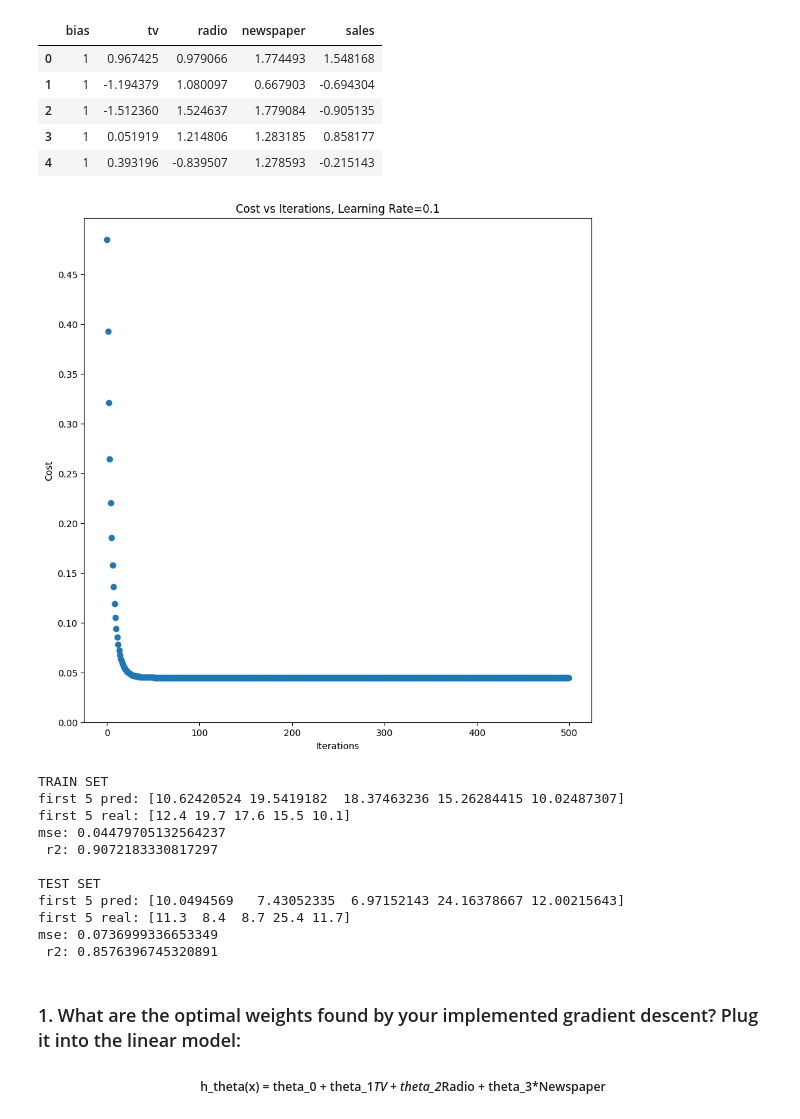
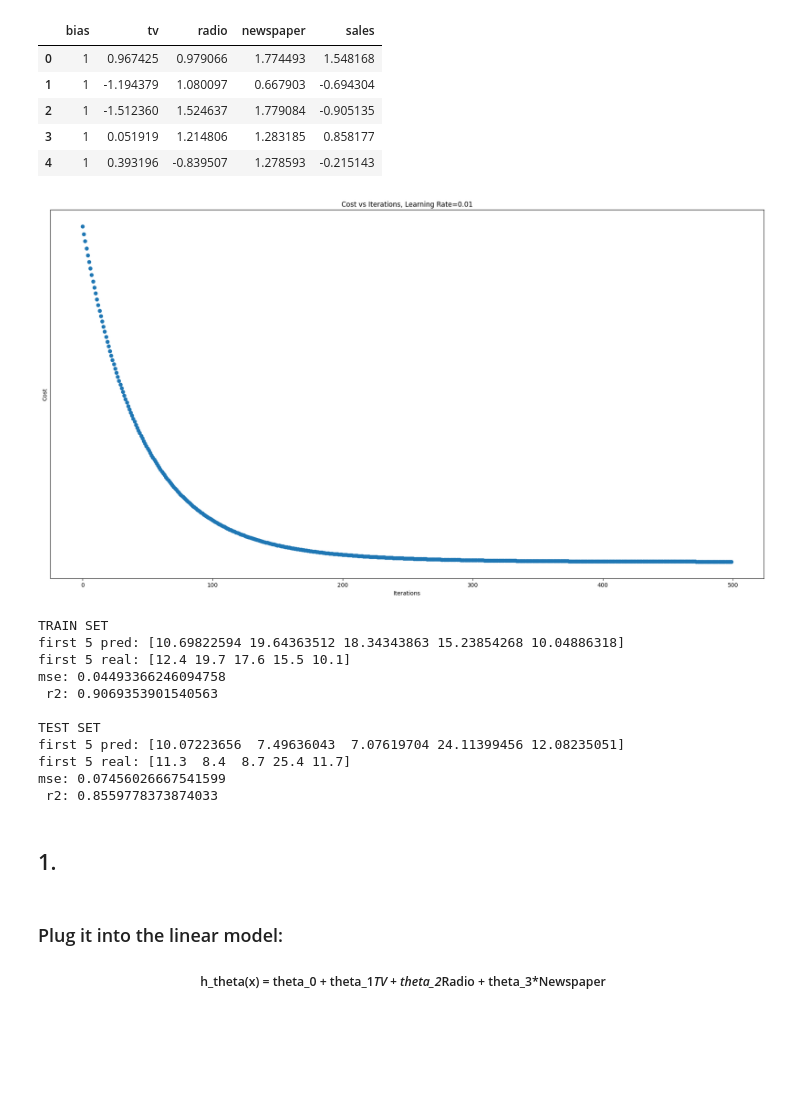
Before and after one commit to Pawmsdayl/CMSC197, a Jupyter notebook: Assignment2/[hw3].ipynb, the cells around one changed output. Drawn from its saved outputs; the diff is of its cells as text; code cells hidden in the pictures; blank space fills up the shorter version.

```diff
--- a/Assignment2/[hw3].ipynb
+++ b/Assignment2/[hw3].ipynb
@@ -16,6 +16,7 @@ warnings.simplefilter(action='ignore', category=FutureWarning)
 init_w = np.array([0.0, 0.0, 0.0, 0.0])
 
 np.random.seed(123)
+plt.rcParams["figure.figsize"] = (18, 10)
 # %%
 # gradient descent functions
 def initialize_weights():
@@ -37,7 +38,7 @@ def grad_descent(x, y, learning_rate, num_iterations):
     weights = initialize_weights()
     cost_history = []
 
-    for i in range(num_iterations):
+    for _ in range(num_iterations):
         y_hat = predict(x, weights)
         cost = compute_cost(y, y_hat)
         cost_history.append(cost)
@@ -47,8 +48,6 @@ def grad_descent(x, y, learning_rate, num_iterations):
     return weights, cost_history
 
 def plot_costs(cost_history, learning_rate):
-    plt.figure(figsize=(10, 10))
-
     plt.scatter(
         x=range(len(cost_history)),
         y=cost_history
@@ -56,7 +55,8 @@ def plot_costs(cost_history, learning_rate):
     plt.xlabel('Iterations')
     plt.ylabel('Cost')
     plt.title('Cost vs Iterations, Learning Rate={}'.format(learning_rate))
-    plt.yticks(np.arange(0, round(max(cost_history), 2), step=0.05))
+    plt.yticks(np.arange(0, round(max(cost_history)), step=0.05))
+    plt.tight_layout()
     plt.show()
 # %%
 # import raw data
@@ -123,14 +122,14 @@ y = data['sales']               # response
 x_train, x_test, y_train, y_test = train_test_split(x, y, test_size=0.25, random_state=random_state)
 # %%
 # parameters
-learning_rate = 0.1
 num_iterations = 500
+learning_rate = 0.01
 
 # run gradient descent
 weights, cost_history = grad_descent(x_train, y_train, learning_rate, num_iterations)
 plot_costs(cost_history, learning_rate)
 # %% [output]
-[figure, old version]
+[figure, new version]
 # %%
 print('TRAIN SET')
 
@@ -154,18 +153,20 @@ print(f'mse: {mse_test}')
 print(f' r2: {r2_test}')
 # %% [output]
 TRAIN SET
-first 5 pred: [10.62420524 19.5419182  18.37463236 15.26284415 10.02487307]
+first 5 pred: [10.69822594 19.64363512 18.34343863 15.23854268 10.04886318]
 first 5 real: [12.4 19.7 17.6 15.5 10.1]
-mse: 0.04479705132564237
- r2: 0.9072183330817297
+mse: 0.04493366246094758
+ r2: 0.9069353901540563
 
 TEST SET
-first 5 pred: [10.0494569   7.43052335  6.97152143 24.16378667 12.00215643]
+first 5 pred: [10.07223656  7.49636043  7.07619704 24.11399456 12.08235051]
 first 5 real: [11.3  8.4  8.7 25.4 11.7]
-mse: 0.0736999336653349
- r2: 0.8576396745320891
+mse: 0.07456026667541599
+ r2: 0.8559778373874033
+# %% [markdown]
+## 1.
 # %% [markdown]
-### 1. What are the optimal weights found by your implemented gradient descent? Plug it into the linear model:
+### Plug it into the linear model:
 ##### <center> h_theta(x) = theta_0 + theta_1*TV + theta_2*Radio + theta_3*Newspaper </center>
 # %%
 bias = weights[0]
```
Also changed, not shown: parts of 22 cells of this notebook.
